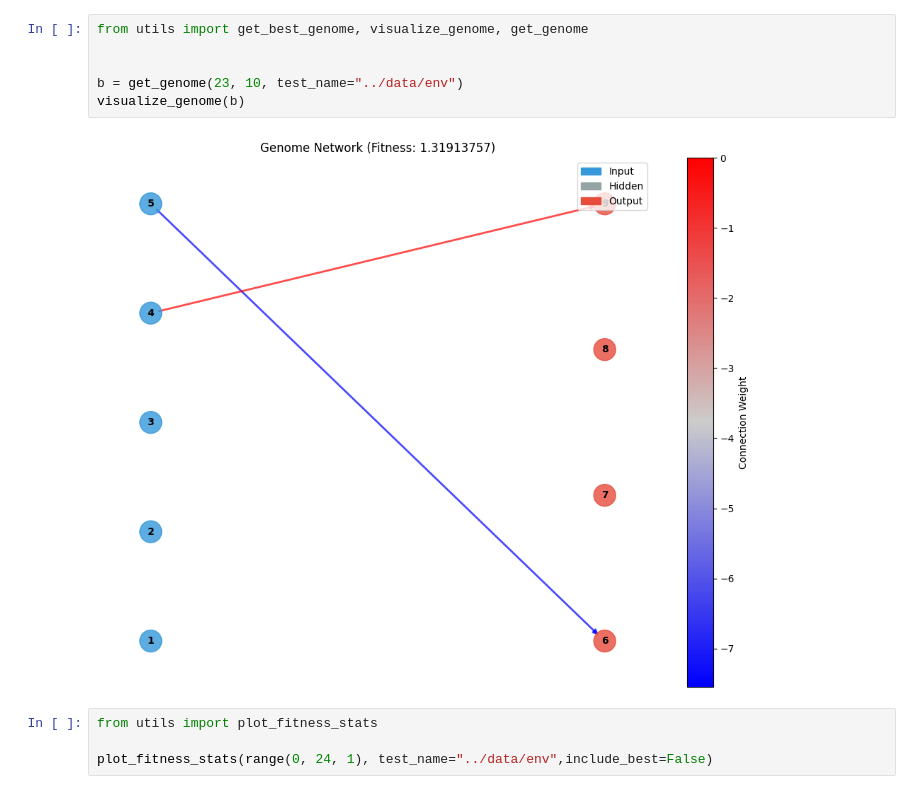
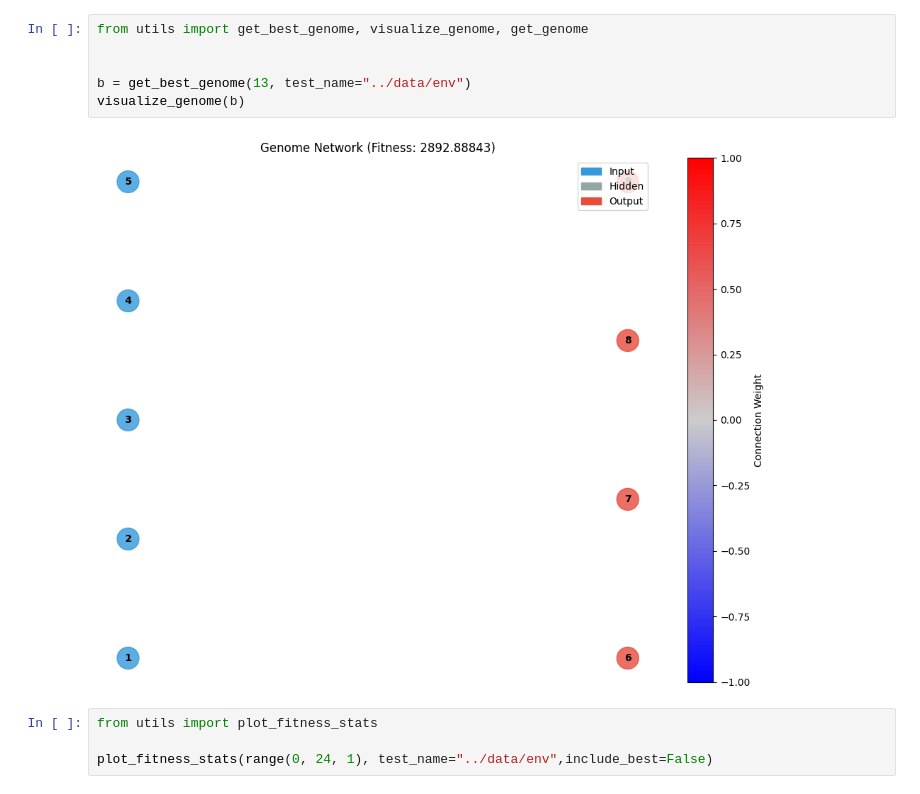
Before and after one commit to St0pien/rocket-learning, a Jupyter notebook: Tools/test.ipynb, the cells around one changed output. Drawn from its saved outputs; the diff is of its cells as text.

Commit message:
Make sure Best genome is tested again

```diff
--- a/Tools/test.ipynb
+++ b/Tools/test.ipynb
@@ -1,11 +1,11 @@
 # %%
 from utils import get_best_genome, visualize_genome, get_genome
 
 
-b = get_genome(23, 10, test_name="../data/env")
+b = get_best_genome(13, test_name="../data/env")
 visualize_genome(b)
 # %% [output]
-[figure, old version]
+[figure, new version]
 # %%
 from utils import plot_fitness_stats
 
```
Also changed, not shown: 1 other file.
